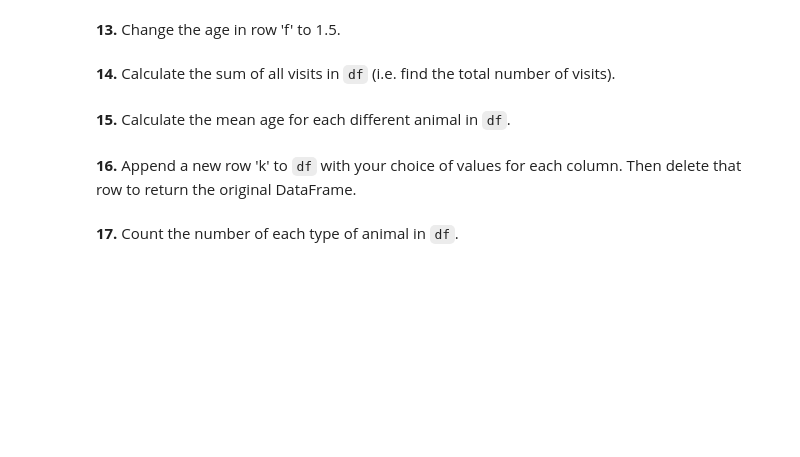
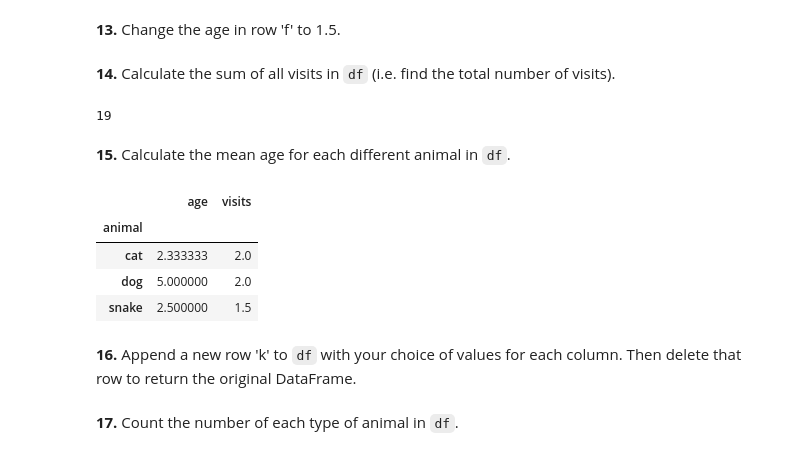
Before and after one commit to MatGhazi/Python_and_Data-Structures, a Jupyter notebook: 100-pandas-puzzles-master/practice_pandas.ipynb, the cells around one changed output. Cells and saved outputs as stored; diff of their text form; code cells hidden in the pictures; blank space fills up the shorter version.

```diff
--- a/100-pandas-puzzles-master/100-pandas-puzzles.ipynb
+++ b/100-pandas-puzzles-master/practice_pandas.ipynb
@@ -164,10 +157,26 @@ df.isna()
 **12.** Select the rows the age is between 2 and 4 (inclusive).
 # %% [markdown]
 **13.** Change the age in row 'f' to 1.5.
+# %%
+df.loc[df.index=="f",["age"]]=1.5
 # %% [markdown]
 **14.** Calculate the sum of all visits in `df` (i.e. find the total number of visits).
+# %%
+sum(df['visits'].values)
+df['visits'].sum()
+# %% [output]
+19
 # %% [markdown]
 **15.** Calculate the mean age for each different animal in `df`.
+# %%
+df.groupby('animal').mean('age')
+df.groupby('animal')['age'].mean()
+# %% [output]
+|  | age | visits |
+| animal |  |  |
+| cat | 2.333333 | 2.0 |
+| dog | 5.000000 | 2.0 |
+| snake | 2.500000 | 1.5 |
 # %% [markdown]
 **16.** Append a new row 'k' to `df` with your choice of values for each column. Then delete that row to return the original DataFrame.
 # %% [markdown]
```
Also changed, not shown: parts of 2 cells of this notebook, 1 other file.
